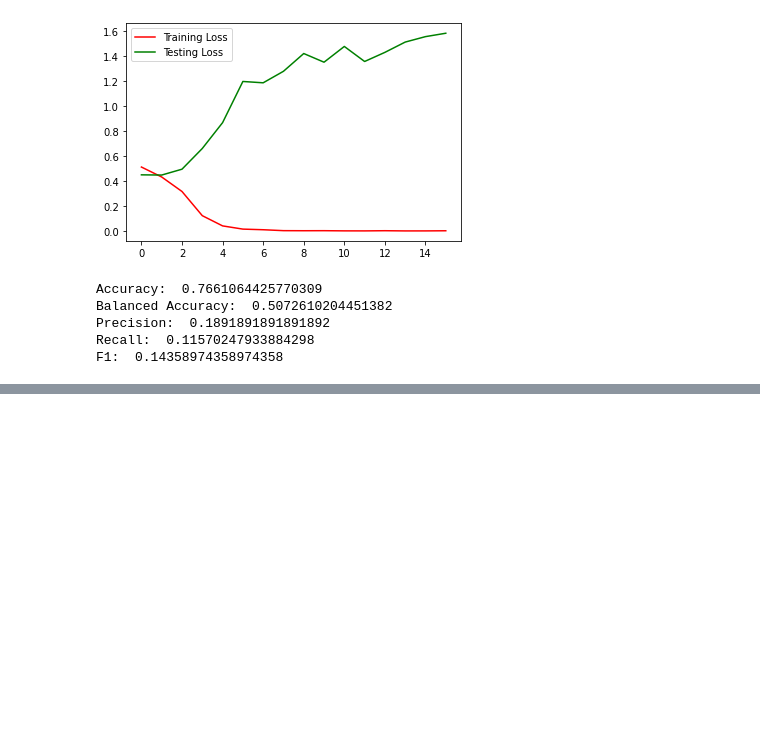
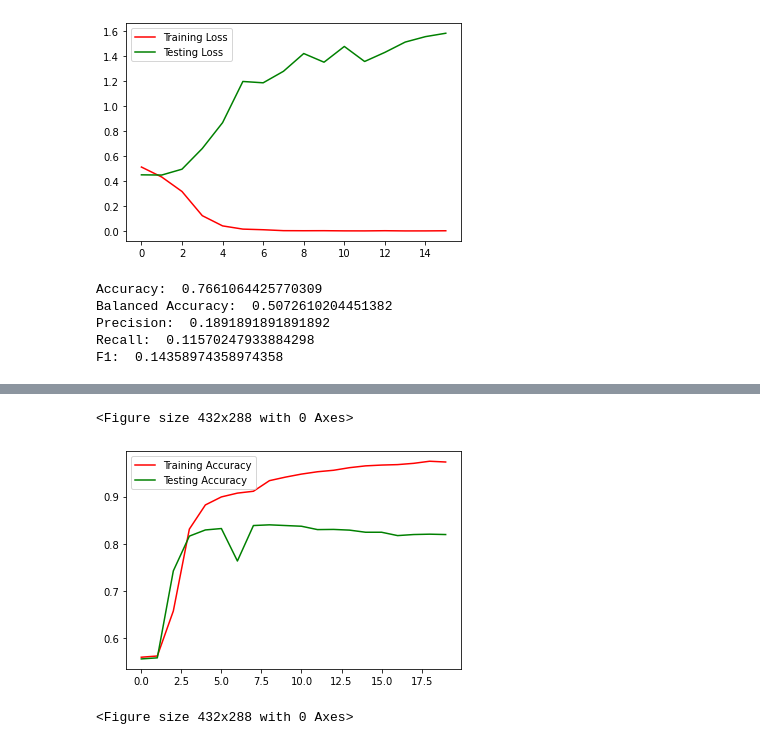
Before and after one commit to AmirAbaskohi/SemEval2022-Task6-Sarcasm-Detection, a Jupyter notebook: SarcasmDetection.ipynb, the cells around one changed output, grey strips where cells are left out. Drawn from its saved outputs; the diff is of its cells as text; code cells hidden in the pictures; blank space fills up the shorter version.

Commit message:
Added LSTM model.

```diff
--- a/SarcasmDetection.ipynb
+++ b/SarcasmDetection.ipynb
@@ -1316,0 +1319,7 @@ F1:  0.14358974358974358
+# %%
+model_lstm = tf.keras.Sequential([
+    tf.keras.layers.Embedding(vocab_size, embedding_dim, input_length=max_length),
+    tf.keras.layers.Bidirectional(tf.keras.layers.LSTM(16)),
+    tf.keras.layers.Dense(6, activation='relu'),
+    tf.keras.layers.Dense(1, activation='sigmoid')
+])
@@ -1316,0 +1345,4 @@ F1:  0.14358974358974358
+# %%
+model_lstm.compile(loss='binary_crossentropy',optimizer='adam',metrics=['accuracy'])
+num_epochs = 20
+history2=model_lstm.fit(padded, train_labels, batch_size=1000,epochs=num_epochs, validation_data=(test_padded, test_labels))
@@ -1316,0 +1367,13 @@ F1:  0.14358974358974358
+# %%
+import matplotlib.pyplot as plt
+
+epochs=range(len(history2.history['accuracy']))
+
+plt.plot(epochs,history2.history['accuracy'],'r',label='Training Accuracy')
+plt.plot(epochs,history2.history['val_accuracy'],'g',label='Testing Accuracy')
+plt.legend()
+plt.figure()
+# %% [output]
+<Figure size 432x288 with 0 Axes>
+[figure, added]
+<Figure size 432x288 with 0 Axes>
```
Also changed, not shown: parts of 20 cells of this notebook.
